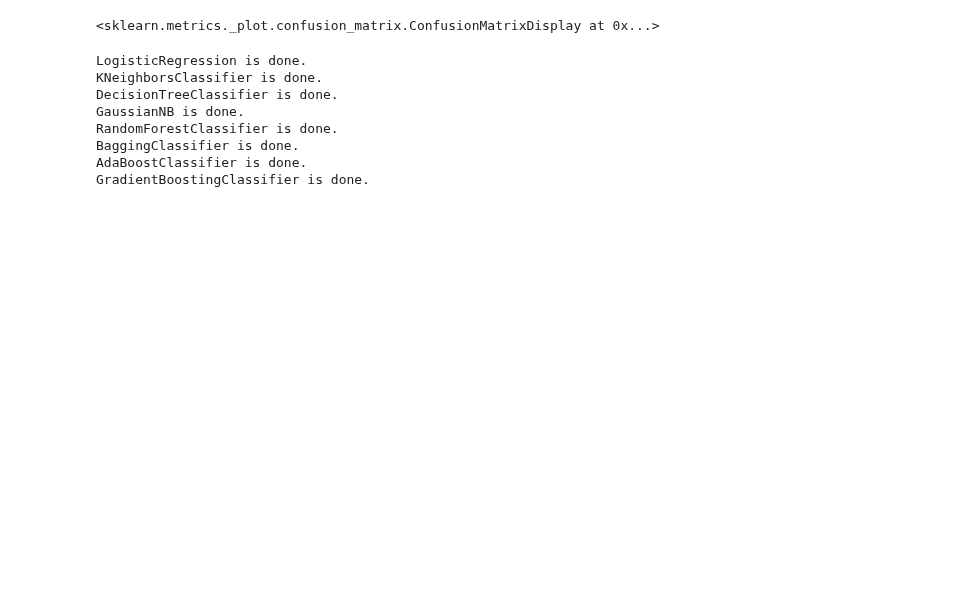
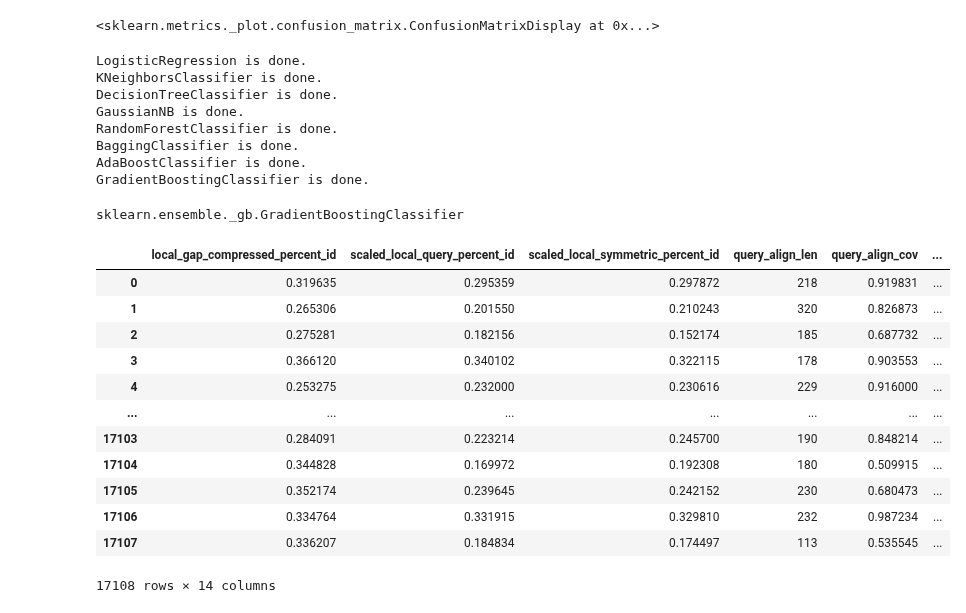
Before and after one commit to learn2therm/PairProphet, a Jupyter notebook: notebooks/classifiers.ipynb, the cells around one changed output. Drawn from its saved outputs; the diff is of its cells as text; code cells hidden in the pictures; blank space fills up the shorter version.

Commit message:
notebook for classifiers

```diff
--- a/notebooks/classifiers.ipynb
+++ b/notebooks/classifiers.ipynb
@@ -617,4 +670,23 @@ BaggingClassifier is done.
 AdaBoostClassifier is done.
 GradientBoostingClassifier is done.
 # %%
-result
+model = result[1]
+type(model)
+# %% [output]
+sklearn.ensemble._gb.GradientBoostingClassifier
+# %%
+df
+# %% [output]
+|  | local_gap_compressed_percent_id | scaled_local_query_percent_id | scaled_local_symmetric_percent_id | query_align_len | query_align_cov | ... |
+| 0 | 0.319635 | 0.295359 | 0.297872 | 218 | 0.919831 | ... |
+| 1 | 0.265306 | 0.201550 | 0.210243 | 320 | 0.826873 | ... |
+| 2 | 0.275281 | 0.182156 | 0.152174 | 185 | 0.687732 | ... |
+| 3 | 0.366120 | 0.340102 | 0.322115 | 178 | 0.903553 | ... |
+| 4 | 0.253275 | 0.232000 | 0.230616 | 229 | 0.916000 | ... |
+| ... | ... | ... | ... | ... | ... | ... |
+| 17103 | 0.284091 | 0.223214 | 0.245700 | 190 | 0.848214 | ... |
+| 17104 | 0.344828 | 0.169972 | 0.192308 | 180 | 0.509915 | ... |
+| 17105 | 0.352174 | 0.239645 | 0.242152 | 230 | 0.680473 | ... |
+| 17106 | 0.334764 | 0.331915 | 0.329810 | 232 | 0.987234 | ... |
+| 17107 | 0.336207 | 0.184834 | 0.174497 | 113 | 0.535545 | ... |
+17108 rows × 14 columns
```
Also changed, not shown: parts of 21 cells of this notebook.
